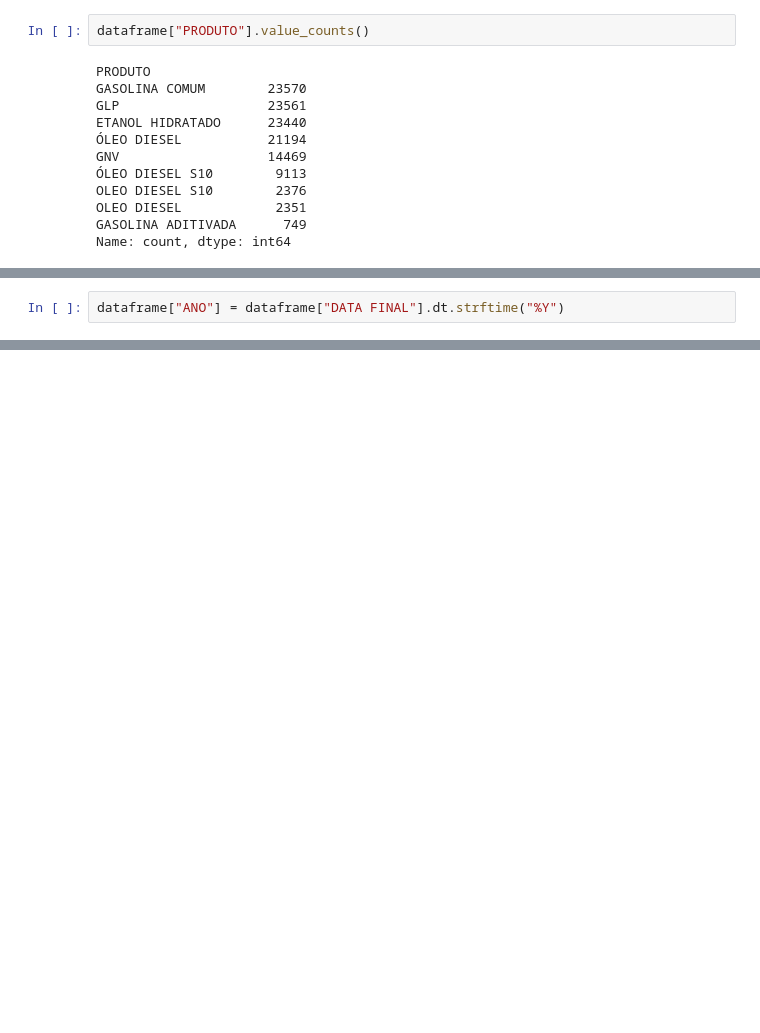
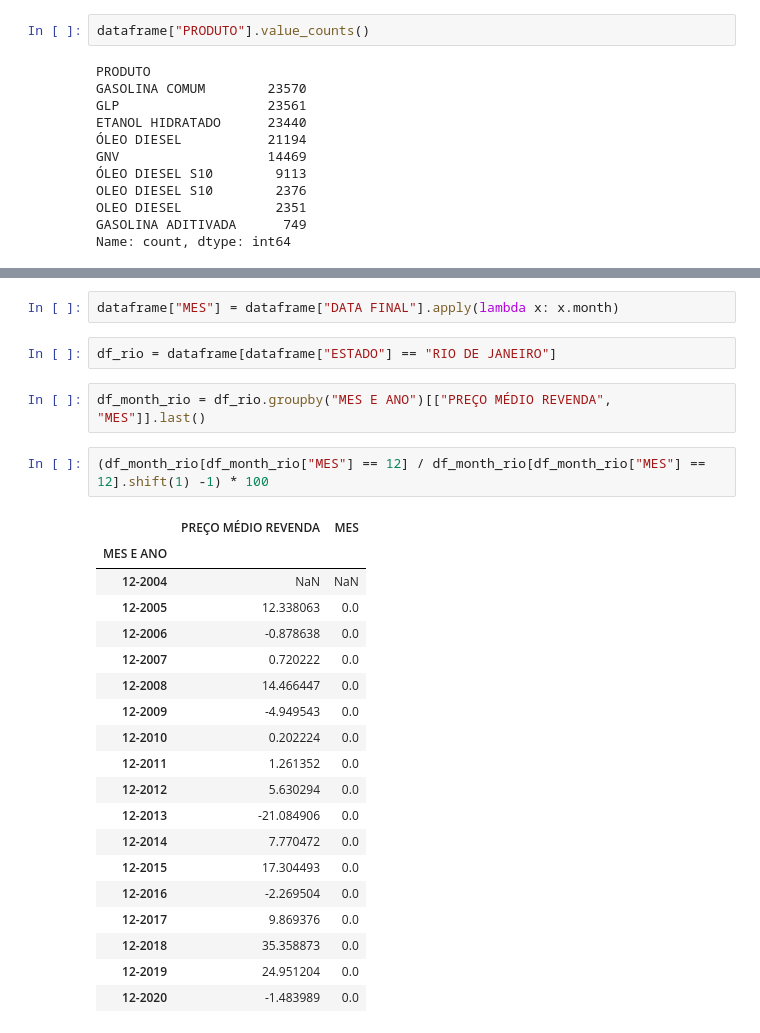
Before and after one commit to eumarianamota/data-science-studies, a Jupyter notebook: modulo-6/ex-01/exercises-1.ipynb, the cells around one changed output, grey strips where cells are left out. Cells and saved outputs as stored; diff of their text form; blank space fills up the shorter version.

```diff
--- a/modulo-6/ex-01/exercises-1.ipynb
+++ b/modulo-6/ex-01/exercises-1.ipynb
@@ -186,2 +165,0 @@ dataframe
-# %%
-dataframe["ANO"] = dataframe["DATA FINAL"].dt.strftime("%Y")
@@ -251,0 +183,28 @@ Name: COEF DE VARIAÇÃO REVENDA, dtype: float64
+# %%
+dataframe["MES"] = dataframe["DATA FINAL"].apply(lambda x: x.month)
+# %%
+df_rio = dataframe[dataframe["ESTADO"] == "RIO DE JANEIRO"]
+# %%
+df_month_rio = df_rio.groupby("MES E ANO")[["PREÇO MÉDIO REVENDA", "MES"]].last()
+# %%
+(df_month_rio[df_month_rio["MES"] == 12] / df_month_rio[df_month_rio["MES"] == 12].shift(1) -1) * 100
+# %% [output]
+|  | PREÇO MÉDIO REVENDA | MES |
+| MES E ANO |  |  |
+| 12-2004 | NaN | NaN |
+| 12-2005 | 12.338063 | 0.0 |
+| 12-2006 | -0.878638 | 0.0 |
+| 12-2007 | 0.720222 | 0.0 |
+| 12-2008 | 14.466447 | 0.0 |
+| 12-2009 | -4.949543 | 0.0 |
+| 12-2010 | 0.202224 | 0.0 |
+| 12-2011 | 1.261352 | 0.0 |
+| 12-2012 | 5.630294 | 0.0 |
+| 12-2013 | -21.084906 | 0.0 |
+| 12-2014 | 7.770472 | 0.0 |
+| 12-2015 | 17.304493 | 0.0 |
+| 12-2016 | -2.269504 | 0.0 |
+| 12-2017 | 9.869376 | 0.0 |
+| 12-2018 | 35.358873 | 0.0 |
+| 12-2019 | 24.951204 | 0.0 |
+| 12-2020 | -1.483989 | 0.0 |
```
Also changed, not shown: parts of 42 cells of this notebook.
